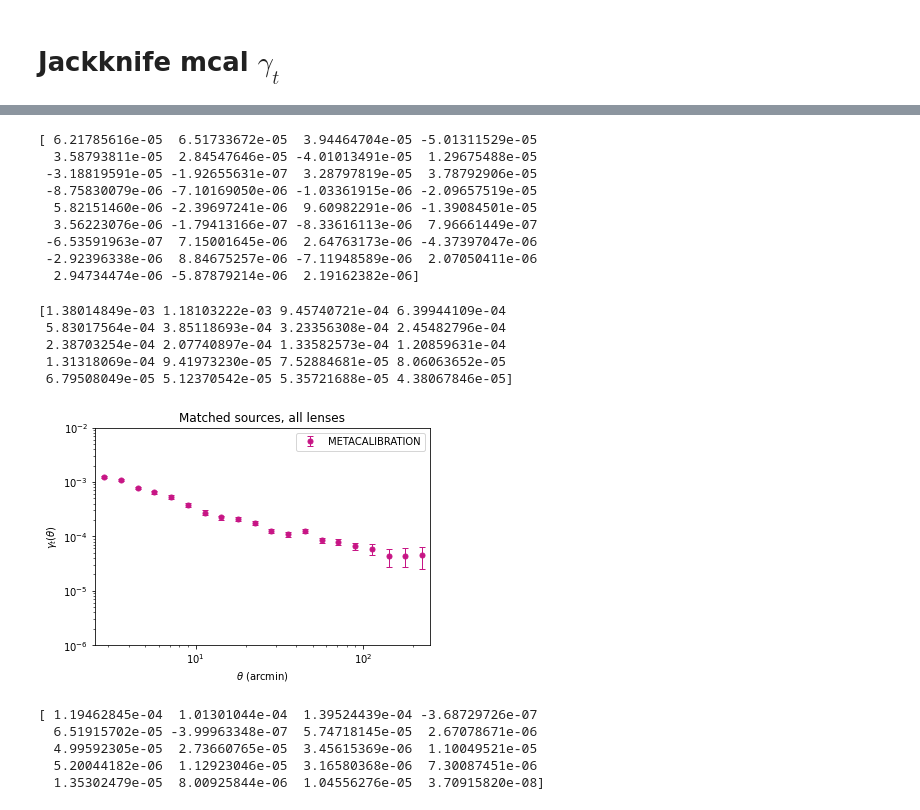
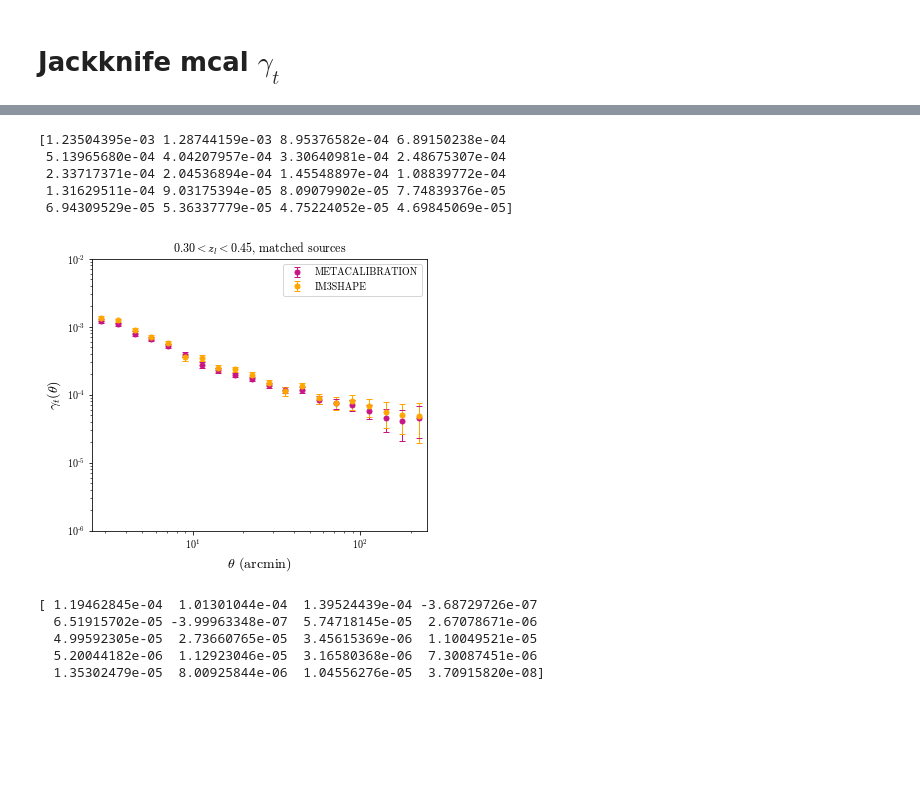
Before and after one commit to CMacM/IA-multiple-shear-estimates, a Jupyter notebook: DES-GG-mcal.ipynb, the cells around one changed output, grey strips where cells are left out. Cells and saved outputs as stored; diff of their text form; code cells hidden in the pictures; blank space fills up the shorter version.

```diff
--- a/DES-GG-mcal.ipynb
+++ b/DES-GG-mcal.ipynb
@@ -47,7 +43,7 @@ Ry and Rs have no significant variation with $\theta$ so can use constant value
 # %% [markdown]
 # Shot-noise mcal $\gamma_{t}$
 # %%
-nbins=25
+nbins=20
 theta_min=2.5
 theta_max=250
 # %%
@@ -239,12 +204,0 @@ print(mcal_compare)
-# %%
-print(mcal_shot-mcal_jk)
-# %% [output]
-[ 6.21785616e-05  6.51733672e-05  3.94464704e-05 -5.01311529e-05
-  3.58793811e-05  2.84547646e-05 -4.01013491e-05  1.29675488e-05
- -3.18819591e-05 -1.92655631e-07  3.28797819e-05  3.78792906e-05
- -8.75830079e-06 -7.10169050e-06 -1.03361915e-06 -2.09657519e-05
-  5.82151460e-06 -2.39697241e-06  9.60982291e-06 -1.39084501e-05
-  3.56223076e-06 -1.79413166e-07 -8.33616113e-06  7.96661449e-07
- -6.53591963e-07  7.15001645e-06  2.64763173e-06 -4.37397047e-06
- -2.92396338e-06  8.84675257e-06 -7.11948589e-06  2.07050411e-06
-  2.94734474e-06 -5.87879214e-06  2.19162382e-06]
@@ -261,4 +205,25 @@ print(mcal_shot-mcal_jk)
 # %%
+with fits.open('DES-data/DES_Y1A1_Lenses_z=0.3-0.45.fits') as hdu:
+    data = hdu[1].data
+    ra_l = data['RA']
+    dec_l = data['DEC']
+    w_l = data['weight']
+
+del data
+
+cat_l = treecorr.Catalog(ra=ra_l, dec=dec_l, ra_units='deg', dec_units='deg', w=w_l)
+
+# read in randoms data and create treecorr catalogue
+with fits.open('DES-data/DES_Y1A1_3x2pt_redMaGiC_RANDOMS.fits') as hdu:
+    data = hdu[1].data
+    indexes = list(locate(data['z'], lambda x: 0.3 < x < 0.45)) # cut randoms to same redshift as lenses
+    ra_r = data['RA'][indexes]
+    dec_r = data['dec'][indexes]
+
+del data
+
+cat_r = treecorr.Catalog(ra=ra_r, dec=dec_r, ra_units='deg', dec_units='deg')
+
 with fits.open('DES-data/y1_im3_shapes_matched.fits') as hdu:
     data = hdu[1].data
     ra_s = data['ra']
@@ -270,18 +235,18 @@ with fits.open('DES-data/y1_im3_shapes_matched.fits') as hdu:
 
 del data
 
-cat_s = treecorr.Catalog(ra=ra_s, dec=dec_s, ra_units='deg', dec_units='deg', g1=e1, g2=e2, w=w, patch_centers=cat_l.patch_centers)
-cat_k = treecorr.Catalog(ra=ra_s, dec=dec_s, ra_units='deg', dec_units='deg', k=sens, w=w, patch_centers=cat_l.patch_centers)
+cat_s_im3 = treecorr.Catalog(ra=ra_s, dec=dec_s, ra_units='deg', dec_units='deg', g1=e1, g2=e2, w=w)
+cat_k = treecorr.Catalog(ra=ra_s, dec=dec_s, ra_units='deg', dec_units='deg', k=sens, w=w)
 
 # do correlations with lenese, NKCorrelation is used to apply multiplicative correction
-im3_ng = treecorr.NGCorrelation(nbins=nbins, min_sep=theta_min, max_sep=theta_max, sep_units='arcmin', var_method='jackknife')
-im3_ng.process(cat_l, cat_s)
+im3_ng = treecorr.NGCorrelation(nbins=nbins, min_sep=theta_min, max_sep=theta_max, sep_units='arcmin')
+im3_ng.process(cat_l, cat_s_im3)
 nk = treecorr.NKCorrelation(nbins=nbins, min_sep=theta_min, max_sep=theta_max, sep_units='arcmin')
 nk.process(cat_l, cat_k)
 
 # do correlations with randoms
-im3_rg = treecorr.NGCorrelation(nbins=nbins, min_sep=theta_min, max_sep=theta_max, sep_units='arcmin', var_method='jackknife')
-im3_rg.process(cat_r, cat_s)
+im3_rg = treecorr.NGCorrelation(nbins=nbins, min_sep=theta_min, max_sep=theta_max, sep_units='arcmin')
+im3_rg.process(cat_r, cat_s_im3)
 rk = treecorr.NKCorrelation(nbins=nbins, min_sep=theta_min, max_sep=theta_max, sep_units='arcmin')
 rk.process(cat_r, cat_k)
 
@@ -294,13 +259,14 @@ sens_r = rk.xi
 # store data in preallocated arrays
 im3_Gammat = im3_xi_l/sens_l - im3_xi_r/sens_r
 im3_theta = np.exp(im3_ng.meanlogr)
+im3_sig = np.sqrt(im3_ng.varxi)
 
 del e1, e2, sens, w
 
 print(im3_Gammat)
 # %% [output]
-[1.38014849e-03 1.18103222e-03 9.45740721e-04 6.39944109e-04
- 5.83017564e-04 3.85118693e-04 3.23356308e-04 2.45482796e-04
- 2.38703254e-04 2.07740897e-04 1.33582573e-04 1.20859631e-04
- 1.31318069e-04 9.41973230e-05 7.52884681e-05 8.06063652e-05
- 6.79508049e-05 5.12370542e-05 5.35721688e-05 4.38067846e-05]
+[1.23504395e-03 1.28744159e-03 8.95376582e-04 6.89150238e-04
+ 5.13965680e-04 4.04207957e-04 3.30640981e-04 2.48675307e-04
+ 2.33717371e-04 2.04536894e-04 1.45548897e-04 1.08839772e-04
+ 1.31629511e-04 9.03175394e-05 8.09079902e-05 7.74839376e-05
+ 6.94309529e-05 5.36337779e-05 4.75224052e-05 4.69845069e-05]
@@ -307,16 +279,23 @@ print(im3_Gammat)
 # %%
-plt.errorbar(mcal_theta, mcal_Gammat, yerr=sig, linewidth=0, marker='o', elinewidth=1, capsize=3, color='mediumvioletred', markersize=5)
+plt.rcParams['figure.facecolor'] = 'white'
+plt.rcParams['font.family'] = 'serif'
+plt.rcParams['font.serif'] = ['cmr10']
+plt.rcParams['mathtext.fontset'] ='cm'
+
+plt.figure(figsize=[6,5])
+plt.errorbar(mcal_theta, mcal_shear, yerr=mcal_sig, linewidth=0, marker='o', elinewidth=1, capsize=3, color='mediumvioletred', markersize=5)
+plt.errorbar(im3_theta, im3_Gammat, yerr=im3_sig, linewidth=0, marker='o', elinewidth=1, capsize=3, color='orange', markersize=5)
 plt.xscale('log')
 plt.yscale('log')
-plt.xlabel(r'$\theta$ (arcmin)')
-plt.ylabel(r'$\gamma_{t}(\theta)$')
-plt.title('Matched sources, all lenses')
+plt.xlabel(r'$\theta$ (arcmin)', fontsize=14)
+plt.ylabel(r'$\gamma_{t}(\theta)$', fontsize=14)
+plt.title(r'$0.30<z_{l}<0.45$, matched sources')
 plt.ylim([1e-6, 1e-2])
 plt.xlim([2.5,250])
 plt.legend(['METACALIBRATION', 'IM3SHAPE'])
 plt.savefig('des-y1-matched-catalogue/matched-sources_all-lenses.png', dpi=300)
 # %% [output]
-[figure, old version]
+[figure, new version]
 # %%
 print(im3_Gammat-mcal_Gammat)
 # %% [output]
```
Also changed, not shown: parts of 13 cells of this notebook, 6 other files.
